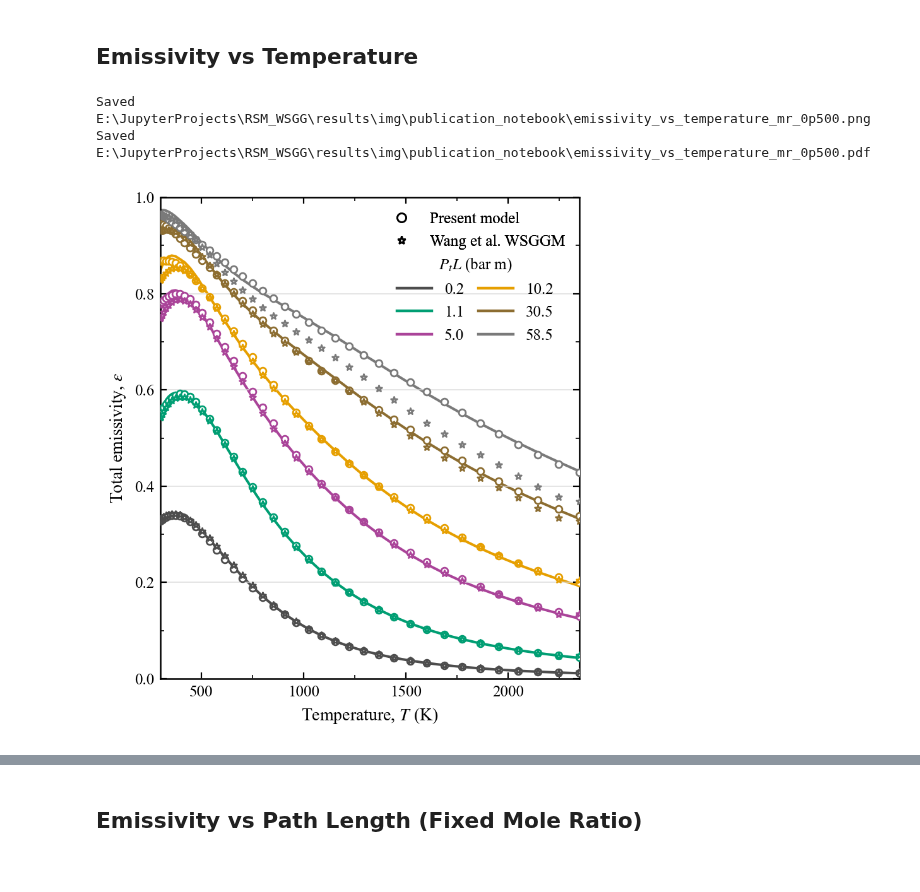
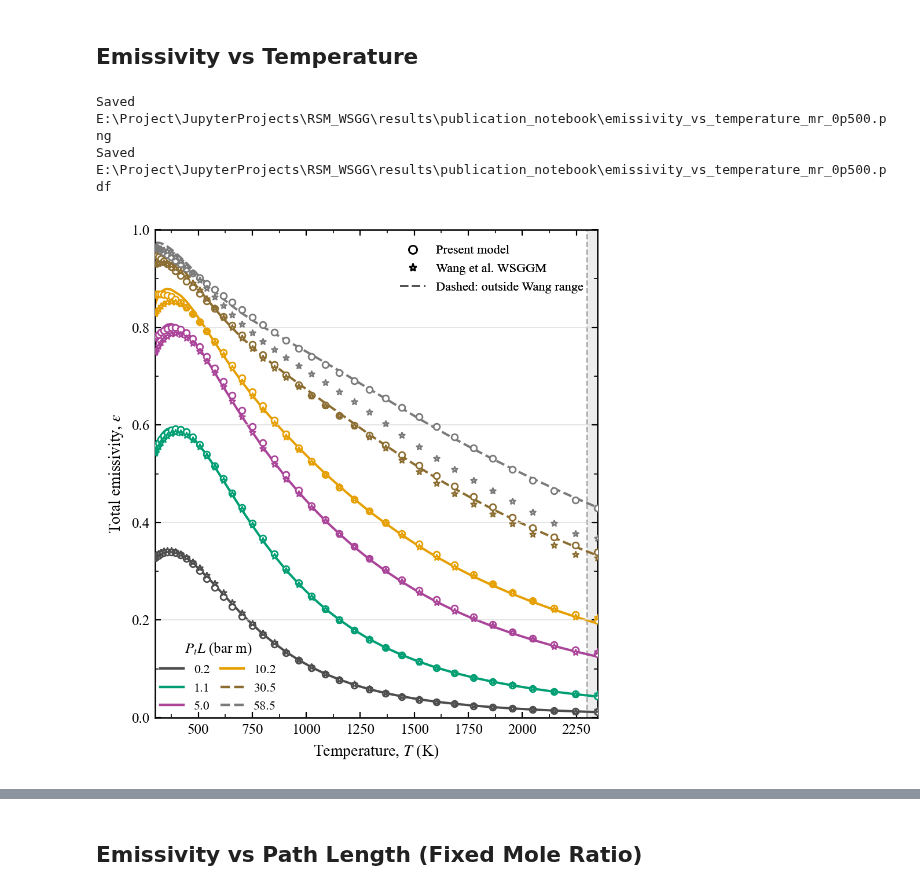
Before and after one commit to huatyrz/RSM_WSGG, a Jupyter notebook: notebooks/validation_publication_plots.ipynb, the cells around one changed output, grey strips where cells are left out. Cells and saved outputs as stored; diff of their text form; code cells hidden in the pictures.

```diff
--- a/notebooks/validation_publication_plots.ipynb
+++ b/notebooks/validation_publication_plots.ipynb
@@ -49,10 +58,14 @@ Loaded helpers from: E:\JupyterProjects\RSM_WSGG\src\generate_validation_plots.p
 gvp.configure_publication_style()
 
 SAVE_FIGURES = True
-OUTPUT_DIR = PROJECT_ROOT / "results" / "img" / "publication_notebook"
+OUTPUT_DIR = PROJECT_ROOT / "results" / "publication_notebook"
 PANEL_LABELS = False
 
-COEFF_FILE = gvp.latest_coefficients_file(PROJECT_ROOT / "results")
+# COEFF_FILE = gvp.latest_coefficients_file(PROJECT_ROOT / "results")
+# COEFF_FILE = gvp.resolve_coefficients_file_for_notebook()
+COEFF_FILE = gvp.resolve_coefficients_file_for_notebook(
+    PROJECT_ROOT / "results" / "coefficients_20260326_122927_Ng6_Exp4_Tref1000_bs16384.xlsx"
+)
 WANG_FILE = PROJECT_ROOT / "input" / "coefficients_from_wang.xlsx"
 SHEET_NAME = "Px=0.2bar"
 PT = 1.0
@@ -290,16 +429,20 @@ Saved E:\JupyterProjects\RSM_WSGG\results\img\publication_notebook\parity_models
 ## Emissivity vs Temperature
 # %%
 # Editable parameters for this figure
-figsize = (4, 4.5)
+figsize = (4.5, 4.9)
 selected_paths = [0.2, 1.0, 5.0, 10.0, 30.0, 60.0]
 annotation_xy = (0.97, 0.96)
-series_legend_loc = "upper left"
-series_legend_anchor = (0.55, 0.89)
+series_legend_loc = "lower left"          # Comment 8: was "upper left"
+series_legend_anchor = (0.0, 0.0)         # Comment 8: was (0.55, 0.89)
 series_legend_ncol = 2
-model_legend_loc = "upper right"
+model_legend_loc = "upper right"          # Comment 8: unchanged from original
+model_legend_anchor = (0.98, 0.98)          # Comment 8: new
 x_limits = None
 y_limits = None
 save_stem = "emissivity_vs_temperature_mr_0p500"
+# Comment 8: no horizontal shading here. The extrapolation condition for this
+# figure is P_t*L (not T), so it is flagged per curve instead (see below).
+extrapolation_limit = WANG_VALIDITY["T_max"]
 
 mr_value = 0.5
 temperature_order = np.argsort(main_t)
@@ -315,6 +458,11 @@ wang_curves = [main_wang[mr_index, temperature_order, idx] for idx in selected_p
 series_labels = ["{:.1f}".format(main_l_sorted[idx]) for idx in selected_path_indices]
 annotation_text = "$M_r = {:.2f}$".format(mr_value)
 
+# Comment 8: P_t*L > 20 bar m lies outside the Wang et al. range, so the whole
+# curve is drawn dashed. This is where the comparison is being extrapolated.
+path_values = [main_l_sorted[idx] for idx in selected_path_indices]
+path_linestyles = ["--" if v > WANG_VALIDITY["L_max"] else "-" for v in path_values]
+
 if y_limits is None:
     y_limits = gvp.emissivity_ylim(reference_curves, rsm_curves, wang_curves)
 if x_limits is None:
@@ -323,8 +471,15 @@ if x_limits is None:
 colors = gvp.choose_series_colors(len(series_labels))
 fig, ax = plt.subplots(figsize=figsize)
 
-for color, reference_curve, rsm_curve, wang_curve in zip(colors, reference_curves, rsm_curves, wang_curves):
-    ax.plot(x_values, reference_curve, color=color, linewidth=1.45, zorder=1)
+# Comment 8: intentionally no axvspan. The temperature axis only reaches
+# ~2348 K against a 2300 K limit, so the shaded band would be ~2% of the axis.
+if MARK_EXTRAPOLATION:
+    mark_extrapolation(ax, x_values, extrapolation_limit)
+
+for color, reference_curve, rsm_curve, wang_curve, line_style in zip(
+        colors, reference_curves, rsm_curves, wang_curves, path_linestyles):
+    ax.plot(x_values, reference_curve, color=color, linewidth=1.45,
+            zorder=1, linestyle=line_style)
     ax.scatter(
         x_values,
         rsm_curve,
@@ -354,8 +509,8 @@ ax.set_ylabel(r"Total emissivity, $\varepsilon$")
 # gvp.annotate_box(ax, annotation_text, annotation_xy, ha="right")
 
 series_handles = [
-    Line2D([0], [0], color=color, linewidth=1.6, label=label)
-    for color, label in zip(colors, series_labels)
+    Line2D([0], [0], color=color, linewidth=1.6, linestyle=line_style, label=label)
+    for color, label, line_style in zip(colors, series_labels, path_linestyles)
 ]
 legend_series = ax.legend(
     handles=series_handles,
@@ -364,41 +519,56 @@ legend_series = ax.legend(
     bbox_to_anchor=series_legend_anchor,
     borderaxespad=0.0,
     ncol=series_legend_ncol,
-    columnspacing=0.9,
-    handlelength=2.2,
+    columnspacing=0.8,
+    handlelength=1.8,
+    frameon=False,
+    fontsize=8,
 )
 
 model_handles = [
     Line2D(
         [0], [0],
         linestyle="None",
         marker="o",
         markerfacecolor="white",
         markeredgecolor="black",
         markeredgewidth=1.0,
         markersize=5.0,
         label="Present model",
     ),
     Line2D(
         [0], [0],
         linestyle="None",
         marker="*",
         markerfacecolor="white",
         markeredgecolor="black",
         markeredgewidth=1.0,
         markersize=4.8,
         label="Wang et al. WSGGM",
     ),
 ]
-legend_models = ax.legend(handles=model_handles, loc=model_legend_loc)
+# Comment 8: same wording as the other figures - dashed marks the extrapolated region
+model_handles = model_handles + [
+    Line2D([0], [0], color="#555555", linewidth=1.4, linestyle="--",
+           label="Dashed: outside Wang range"),
+]
+legend_models = ax.legend(
+    handles=model_handles,
+    loc=model_legend_loc,
+    bbox_to_anchor=model_legend_anchor,
+    borderaxespad=0.0,
+    ncol=1,
+    frameon=False,
+    fontsize=8,
+)
 
 ax.add_artist(legend_series)
 ax.add_artist(legend_models)
 
 maybe_save(fig, save_stem if SAVE_FIGURES else None)
 # %% [output]
-Saved E:\JupyterProjects\RSM_WSGG\results\img\publication_notebook\emissivity_vs_temperature_mr_0p500.png
-Saved E:\JupyterProjects\RSM_WSGG\results\img\publication_notebook\emissivity_vs_temperature_mr_0p500.pdf
+Saved E:\Project\JupyterProjects\RSM_WSGG\results\publication_notebook\emissivity_vs_temperature_mr_0p500.png
+Saved E:\Project\JupyterProjects\RSM_WSGG\results\publication_notebook\emissivity_vs_temperature_mr_0p500.pdf
-[figure, old version]
+[figure, new version]
 # %%
 # Editable parameters for this figure
```
Also changed, not shown: parts of 26 cells of this notebook, 3 other files.
